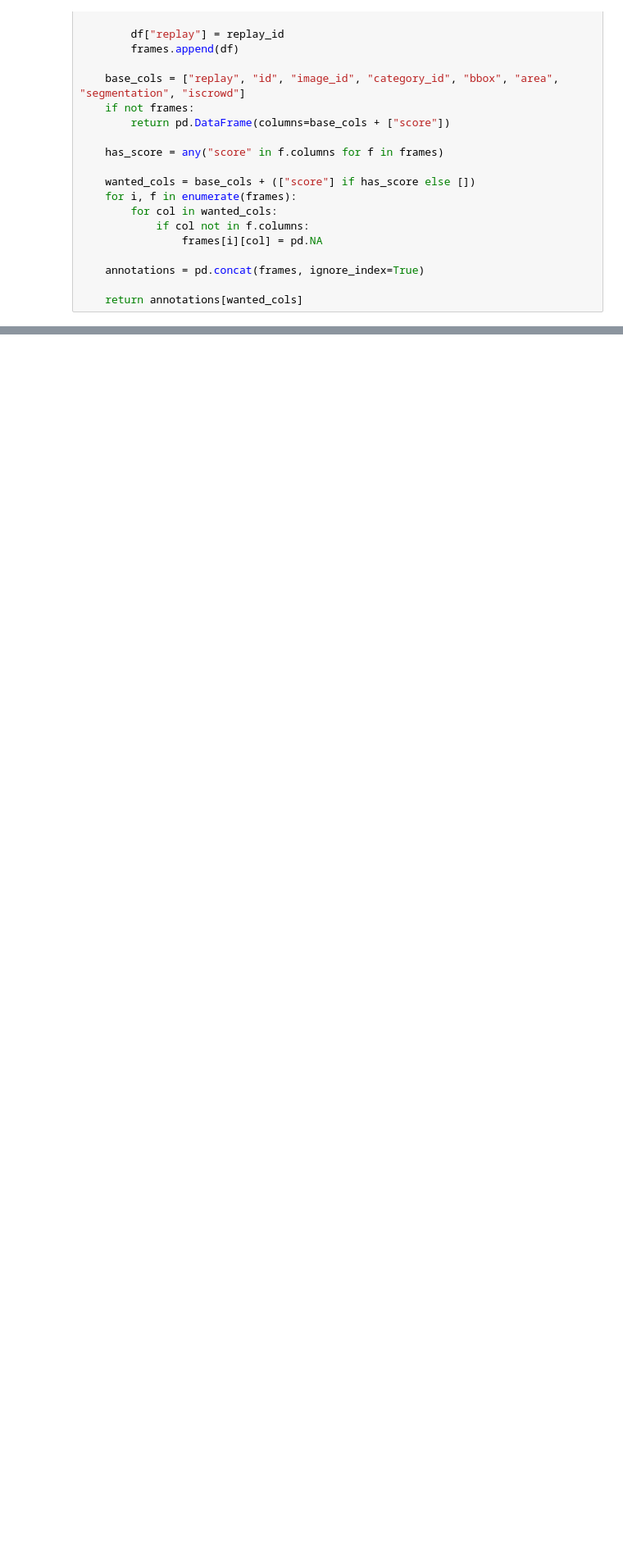
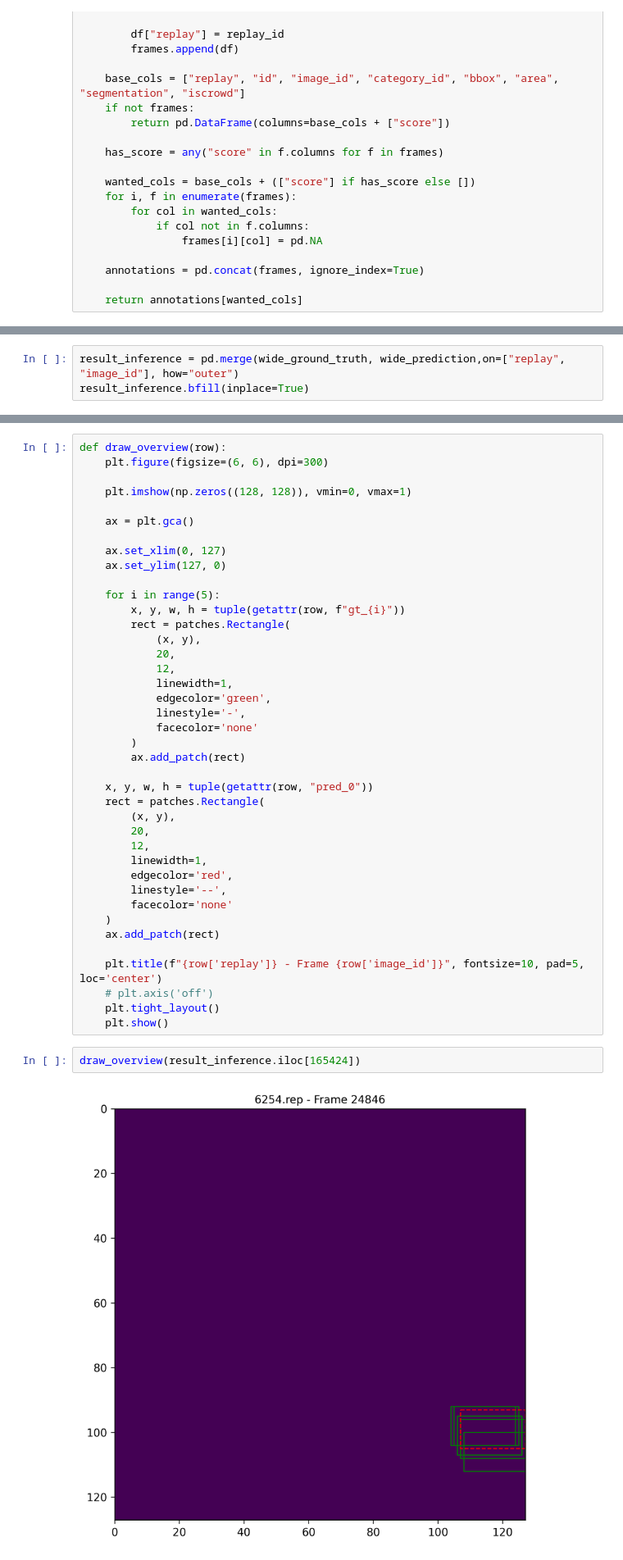
Before and after one commit to baecm/starcraft-vision, a Jupyter notebook: notebook/inference_viewer copy.ipynb, the cells around one changed output, grey strips where cells are left out. Shown: that part at 82% size. Cells and saved outputs as stored; diff of their text form; blank space fills up the shorter version.

```diff
--- a/notebook/inference_viewer copy.ipynb
+++ b/notebook/inference_viewer copy.ipynb
@@ -614,0 +138,3 @@ draw_overview(input_numpy,
+# %%
+result_inference = pd.merge(wide_ground_truth, wide_prediction,on=["replay", "image_id"], how="outer")
+result_inference.bfill(inplace=True)
@@ -614,0 +260,44 @@ draw_overview(input_numpy,
+# %%
+def draw_overview(row):
+    plt.figure(figsize=(6, 6), dpi=300)
+
+    plt.imshow(np.zeros((128, 128)), vmin=0, vmax=1)
+
+    ax = plt.gca()
+
+    ax.set_xlim(0, 127)
+    ax.set_ylim(127, 0)
+
+    for i in range(5):
+        x, y, w, h = tuple(getattr(row, f"gt_{i}"))
+        rect = patches.Rectangle(
+            (x, y),
+            20,
+            12,
+            linewidth=1,
+            edgecolor='green',
+            linestyle='-',
+            facecolor='none'
+        )
+        ax.add_patch(rect)
+
+    x, y, w, h = tuple(getattr(row, "pred_0"))
+    rect = patches.Rectangle(
+        (x, y),
+        20,
+        12,
+        linewidth=1,
+        edgecolor='red',
+        linestyle='--',
+        facecolor='none'
+    )
+    ax.add_patch(rect)
+
+    plt.title(f"{row['replay']} - Frame {row['image_id']}", fontsize=10, pad=5, loc='center')
+    # plt.axis('off')
+    plt.tight_layout()
+    plt.show()
+# %%
+draw_overview(result_inference.iloc[165424])
+# %% [output]
+[figure, added]
```
Also changed, not shown: parts of 46 cells of this notebook.
